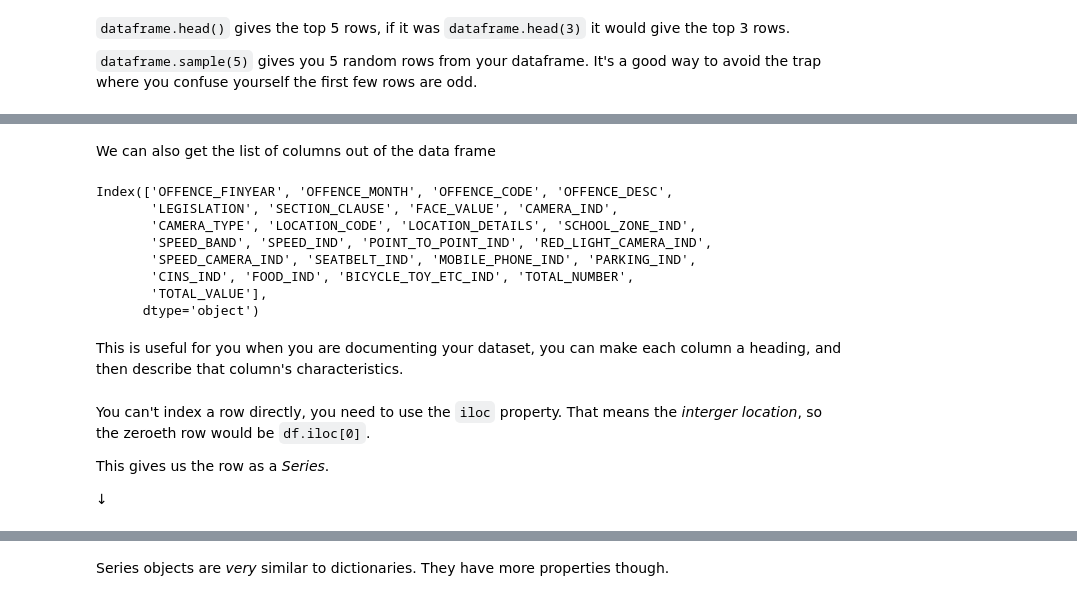
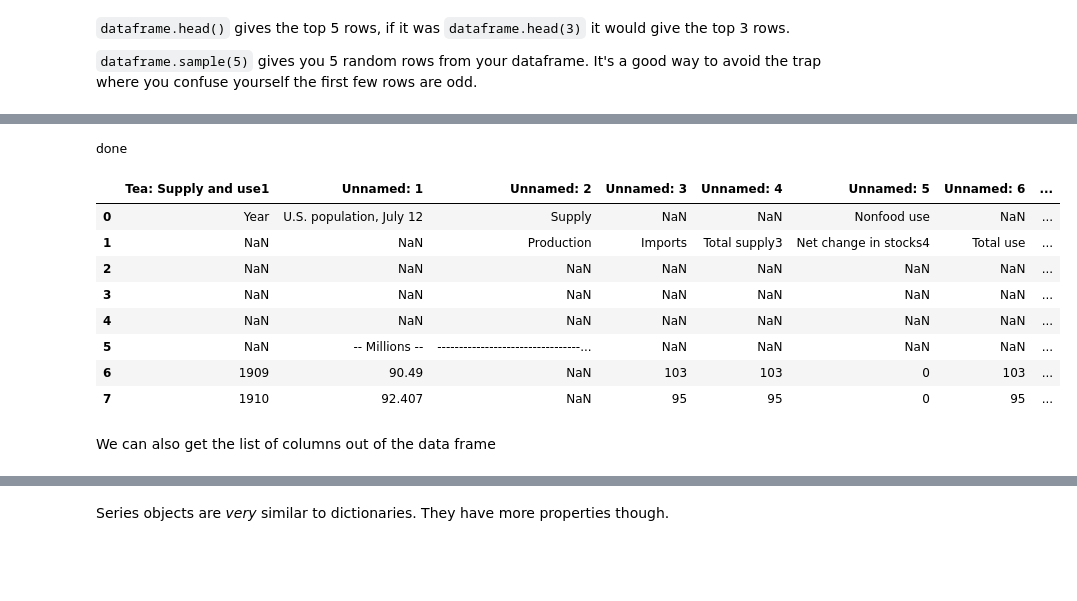
Before and after one commit to shinsooha/DATAproject, a Jupyter notebook: coffee.ipynb, the cells around one changed output, grey strips where cells are left out. Drawn from its saved outputs; the diff is of its cells as text; code cells hidden in the pictures; blank space fills up the shorter version.

```diff
--- a/coffee.ipynb
+++ b/coffee.ipynb
@@ -190,21 +179,17 @@ penalty_data.sample(5)
+# %%
+spice_df = pd.read_excel(spice_path, sheet_name="Tea")
+print("done")
+spice_df.head(8)
+# %% [output]
+done
+|  | Tea: Supply and use1 | Unnamed: 1 | Unnamed: 2 | Unnamed: 3 | Unnamed: 4 | Unnamed: 5 | Unnamed: 6 | ... |
+| 0 | Year | U.S. population, July 12 | Supply | NaN | NaN | Nonfood use | NaN | ... |
+| 1 | NaN | NaN | Production | Imports | Total supply3 | Net change in stocks4 | Total use | ... |
+| 2 | NaN | NaN | NaN | NaN | NaN | NaN | NaN | ... |
+| 3 | NaN | NaN | NaN | NaN | NaN | NaN | NaN | ... |
+| 4 | NaN | NaN | NaN | NaN | NaN | NaN | NaN | ... |
+| 5 | NaN | -- Millions -- | ---------------------------------... | NaN | NaN | NaN | NaN | ... |
+| 6 | 1909 | 90.49 | NaN | 103 | 103 | 0 | 103 | ... |
+| 7 | 1910 | 92.407 | NaN | 95 | 95 | 0 | 95 | ... |
 # %% [markdown]
 We can also get the list of columns out of the data frame
-# %%
-penalty_data.columns
-# %% [output]
-Index(['OFFENCE_FINYEAR', 'OFFENCE_MONTH', 'OFFENCE_CODE', 'OFFENCE_DESC',
-       'LEGISLATION', 'SECTION_CLAUSE', 'FACE_VALUE', 'CAMERA_IND',
-       'CAMERA_TYPE', 'LOCATION_CODE', 'LOCATION_DETAILS', 'SCHOOL_ZONE_IND',
-       'SPEED_BAND', 'SPEED_IND', 'POINT_TO_POINT_IND', 'RED_LIGHT_CAMERA_IND',
-       'SPEED_CAMERA_IND', 'SEATBELT_IND', 'MOBILE_PHONE_IND', 'PARKING_IND',
-       'CINS_IND', 'FOOD_IND', 'BICYCLE_TOY_ETC_IND', 'TOTAL_NUMBER',
-       'TOTAL_VALUE'],
-      dtype='object')
-# %% [markdown]
-This is useful for you when you are documenting your dataset, you can make each column a heading, and then describe that column's characteristics.
-# %% [markdown]
-You can't index a row directly, you need to use the `iloc` property. That means the _interger location_, so the zeroeth row would be `df.iloc[0]`.
-
-This gives us the row as a _Series_.
-
-↓
```
Also changed, not shown: parts of 15 cells of this notebook.
